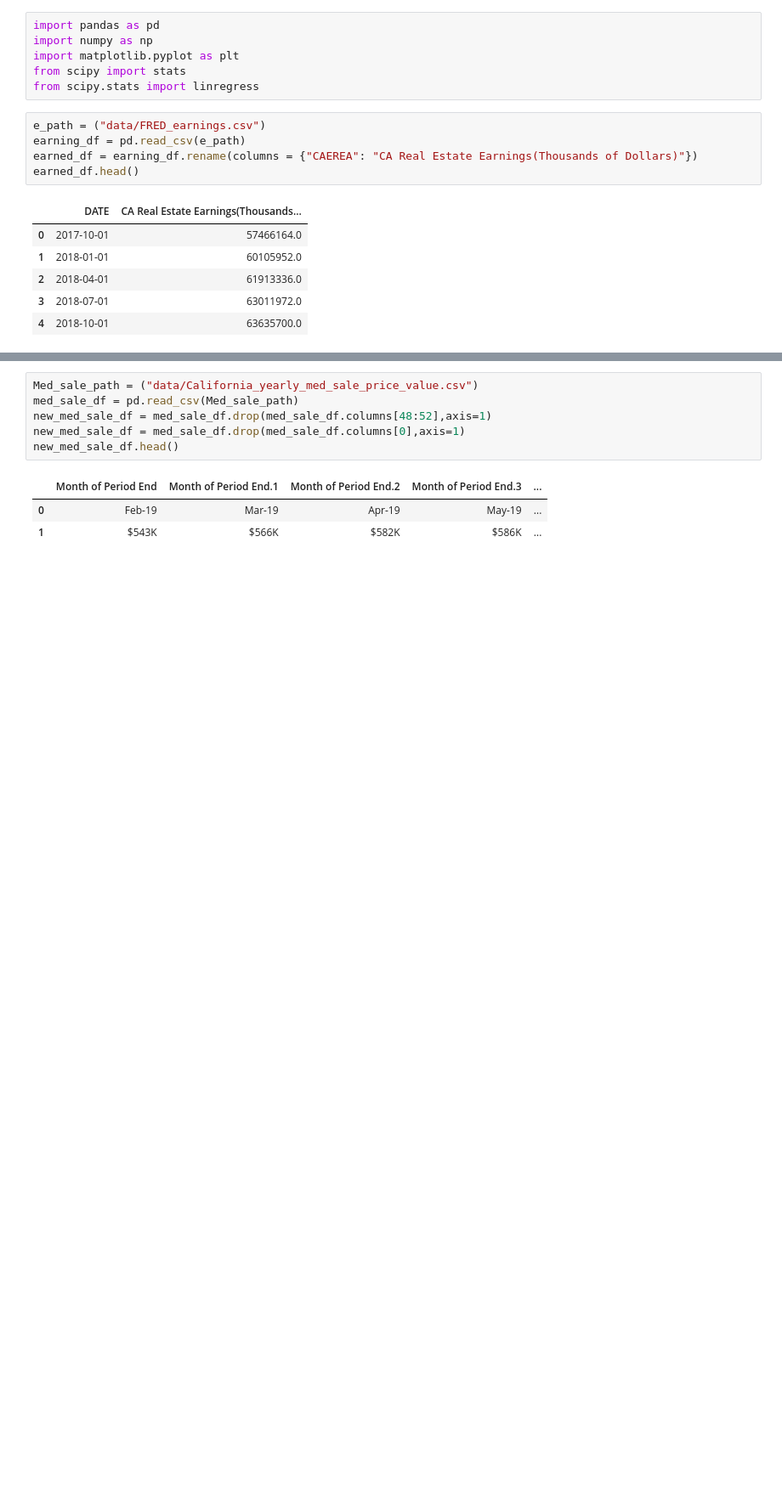
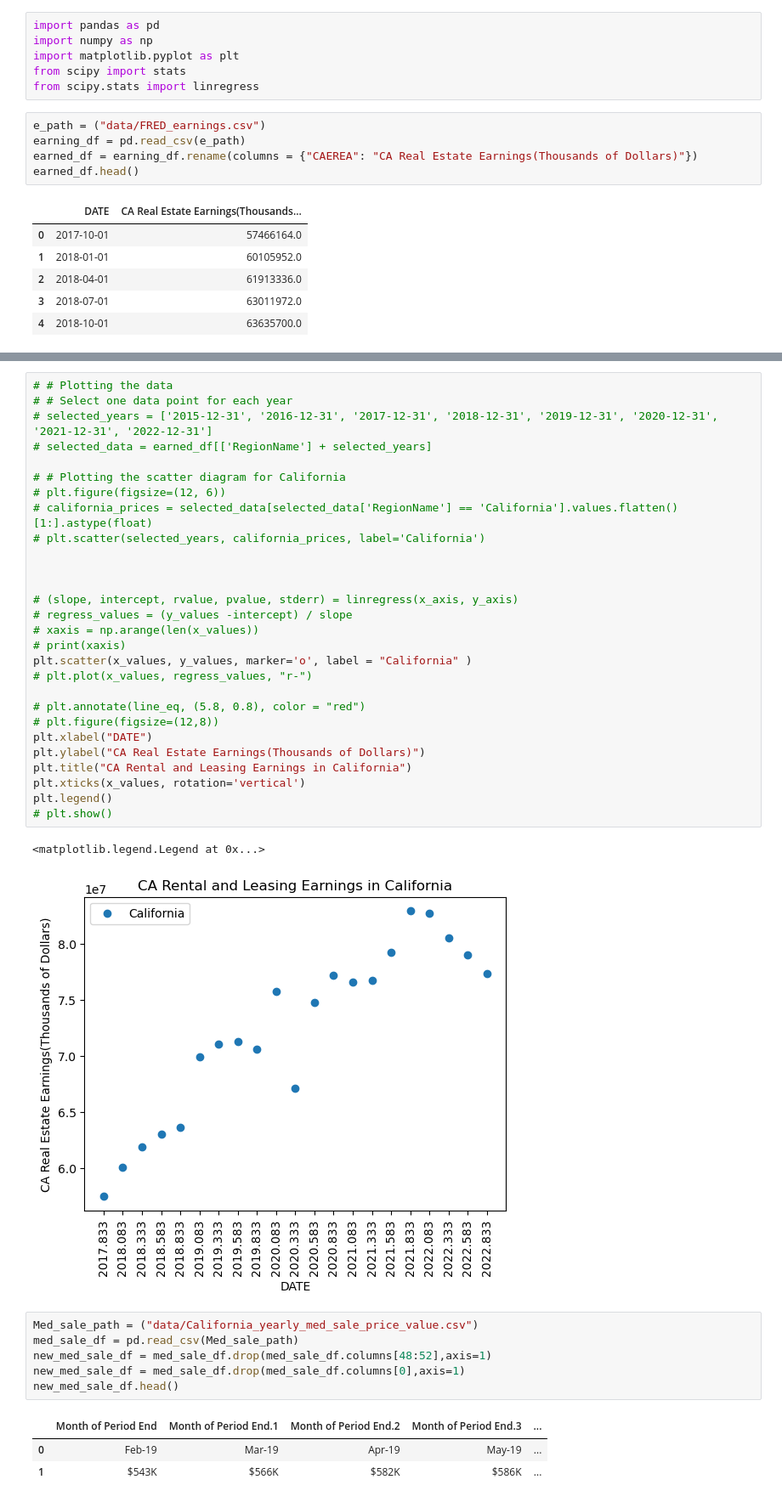
Before and after one commit to caleighteahan/Project_1, a Jupyter notebook: Untitled.ipynb, the cells around one changed output, grey strips where cells are left out. Shown at 85% size. Cells and saved outputs as stored; diff of their text form; blank space fills up the shorter version.

```diff
--- a/Untitled.ipynb
+++ b/Untitled.ipynb
@@ -58,3 +52,34 @@ plt.scatter(selected_years, california_prices, label='California')
+# %%
+# # Plotting the data
+# # Select one data point for each year
+# selected_years = ['2015-12-31', '2016-12-31', '2017-12-31', '2018-12-31', '2019-12-31', '2020-12-31', '2021-12-31', '2022-12-31']
+# selected_data = earned_df[['RegionName'] + selected_years]
+
+# # Plotting the scatter diagram for California
+# plt.figure(figsize=(12, 6))
+# california_prices = selected_data[selected_data['RegionName'] == 'California'].values.flatten()[1:].astype(float)
+# plt.scatter(selected_years, california_prices, label='California')
+
+
+
+# (slope, intercept, rvalue, pvalue, stderr) = linregress(x_axis, y_axis)
+# regress_values = (y_values -intercept) / slope
+# xaxis = np.arange(len(x_values))
+# print(xaxis)
+plt.scatter(x_values, y_values, marker='o', label = "California" )
+# plt.plot(x_values, regress_values, "r-")
+
+# plt.annotate(line_eq, (5.8, 0.8), color = "red")
+# plt.figure(figsize=(12,8))
+plt.xlabel("DATE")
+plt.ylabel("CA Real Estate Earnings(Thousands of Dollars)")
+plt.title("CA Rental and Leasing Earnings in California")
+plt.xticks(x_values, rotation='vertical')
+plt.legend()
+# plt.show()
+# %% [output]
+<matplotlib.legend.Legend at 0x...>
+[figure, added]
 # %%
 Med_sale_path = ("data/California_yearly_med_sale_price_value.csv")
 med_sale_df = pd.read_csv(Med_sale_path)
```
Also changed, not shown: parts of 2 cells of this notebook.
